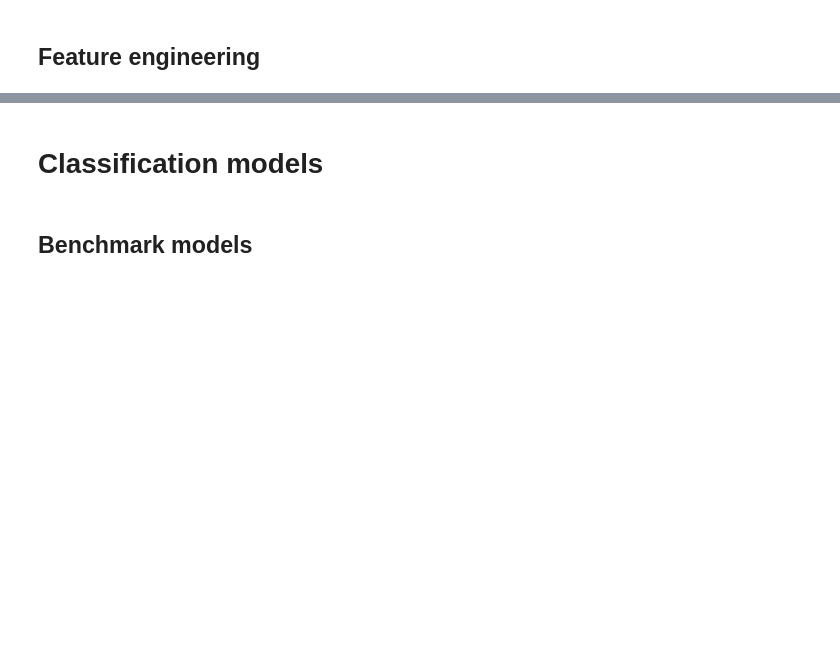
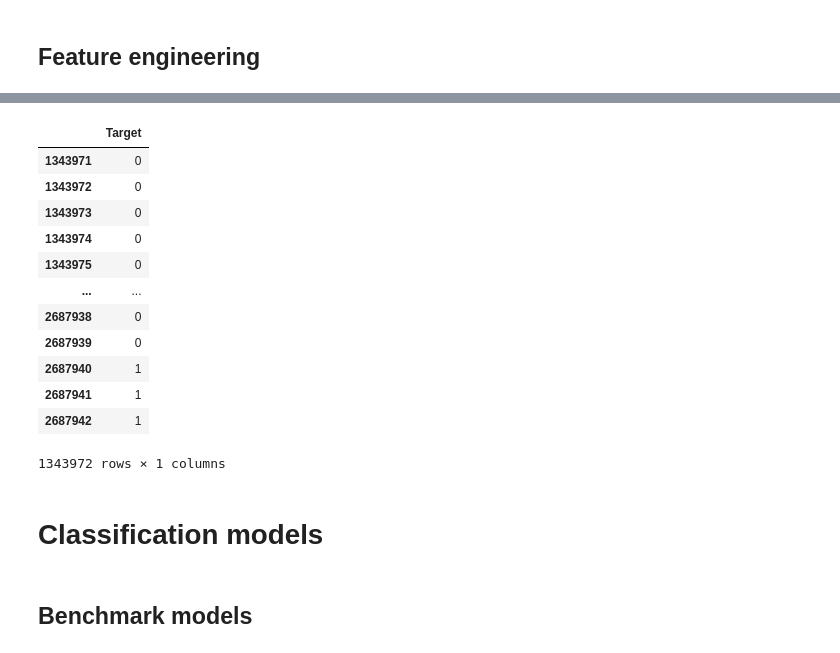
Before and after one commit to BasPeeters0306/Thesis_New, a Jupyter notebook: Executable.ipynb, the cells around one changed output, grey strips where cells are left out. Drawn from its saved outputs; the diff is of its cells as text; code cells hidden in the pictures; blank space fills up the shorter version.

```diff
--- a/Executable.ipynb
+++ b/Executable.ipynb
@@ -253,3 +328,19 @@ X_in_sample, X_test, y_in_sample, y_test, X_train, X_val, y_train, y_val = Data_
+# %%
+y_test
+# %% [output]
+|  | Target |
+| 1343971 | 0 |
+| 1343972 | 0 |
+| 1343973 | 0 |
+| 1343974 | 0 |
+| 1343975 | 0 |
+| ... | ... |
+| 2687938 | 0 |
+| 2687939 | 0 |
+| 2687940 | 1 |
+| 2687941 | 1 |
+| 2687942 | 1 |
+1343972 rows × 1 columns
 # %% [markdown]
 # Classification models
 # %%
```
Also changed, not shown: parts of 7 cells of this notebook.
